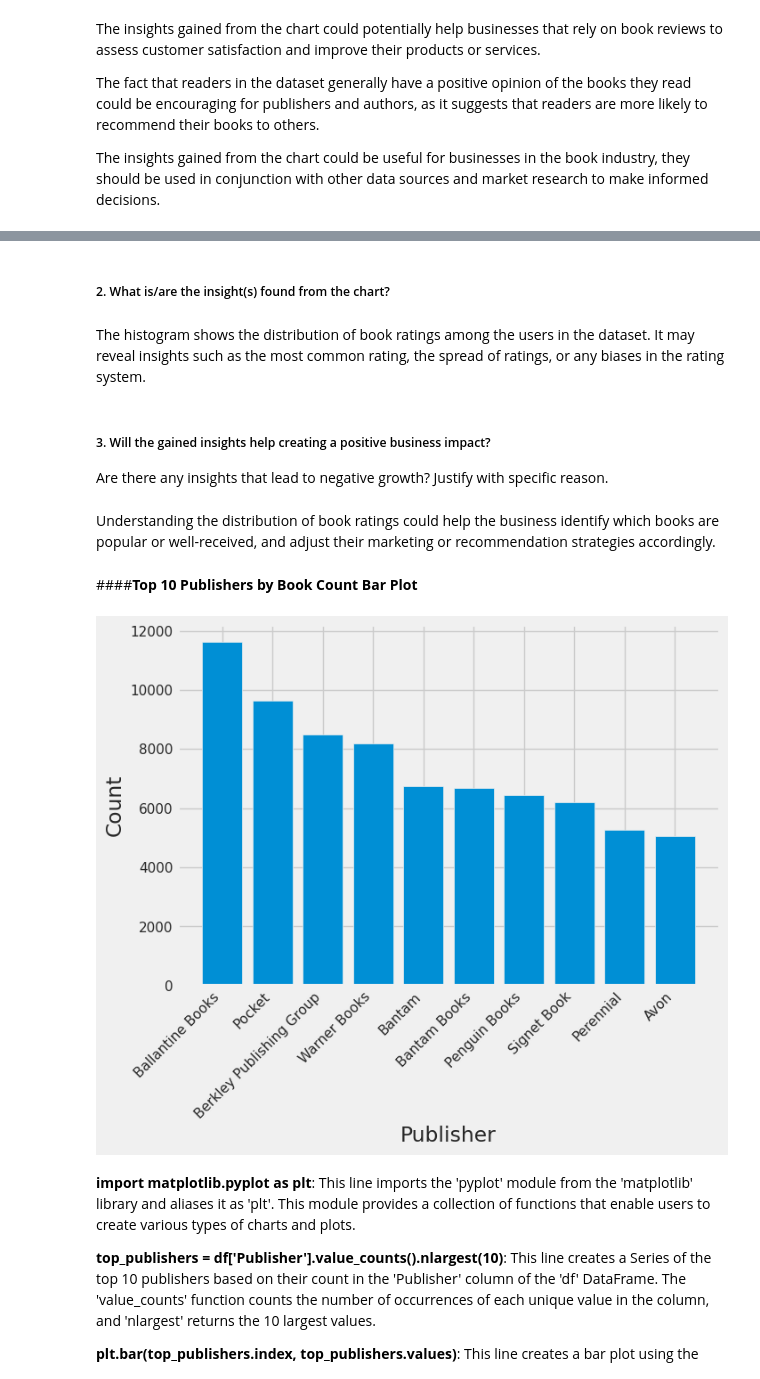
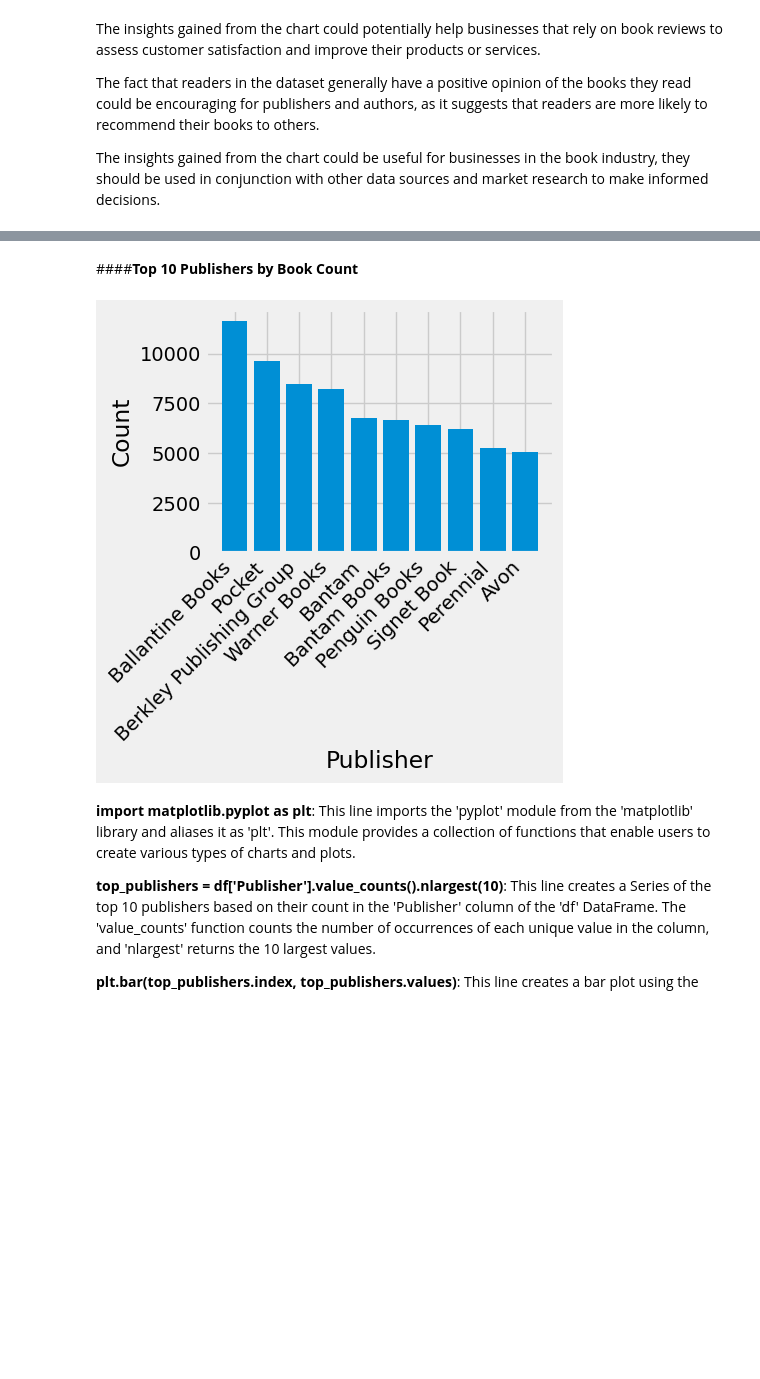
Before and after one commit to SaniyaBubere/book-recommendation-system, a Jupyter notebook: Kognetics_Book_Recommendation_System_Unsupervised_ML_.ipynb, the cells around one changed output, grey strips where cells are left out. Drawn from its saved outputs; the diff is of its cells as text; code cells hidden in the pictures; blank space fills up the shorter version.

```diff
--- a/Kognetics_Book_Recommendation_System_Unsupervised_ML_.ipynb
+++ b/Kognetics_Book_Recommendation_System_Unsupervised_ML_.ipynb
@@ -1354,38 +1309,29 @@ A histogram is a good way to visualize the distribution of a single numerical va
-# %% [markdown]
-##### 2. What is/are the insight(s) found from the chart?
-# %% [markdown]
-The histogram shows the distribution of book ratings among the users in the dataset. It may reveal insights such as the most common rating, the spread of ratings, or any biases in the rating system.
-# %% [markdown]
-##### 3. Will the gained insights help creating a positive business impact?
-Are there any insights that lead to negative growth? Justify with specific reason.
-# %% [markdown]
-Understanding the distribution of book ratings could help the business identify which books are popular or well-received, and adjust their marketing or recommendation strategies accordingly.
 # %% [markdown]
-####**Top 10 Publishers by Book Count Bar Plot**
+####**Top 10 Publishers by Book Count**
 # %%
 # Import the necessary library for creating plots
 import matplotlib.pyplot as plt
-plt.figure(figsize=(7, 5))
+plt.figure(figsize=(4, 3))
 
 # Get the top 10 publishers based on their count in the book_data_1 dataset
 top_publishers = Eda_df['Publisher'].value_counts().nlargest(10)
 
 # Create a bar plot with the publishers on the x-axis and their count on the y-axis
 plt.bar(top_publishers.index, top_publishers.values)
 
 # Rotate the x-axis labels by 45 degrees and align them to the right
 plt.xticks(rotation=45, ha='right')
 
 # Set the label for the x-axis
 plt.xlabel('Publisher')
 
 # Set the label for the y-axis
 plt.ylabel('Count')
 
 # Display the plot on the screen
 plt.show()
 # %% [output]
-[figure, old version]
+[figure, new version]
 # %% [markdown]
 **import matplotlib.pyplot as plt**: This line imports the 'pyplot' module from the 'matplotlib' library and aliases it as 'plt'. This module provides a collection of functions that enable users to create various types of charts and plots.
 
```
Also changed, not shown: parts of 71 cells of this notebook.
